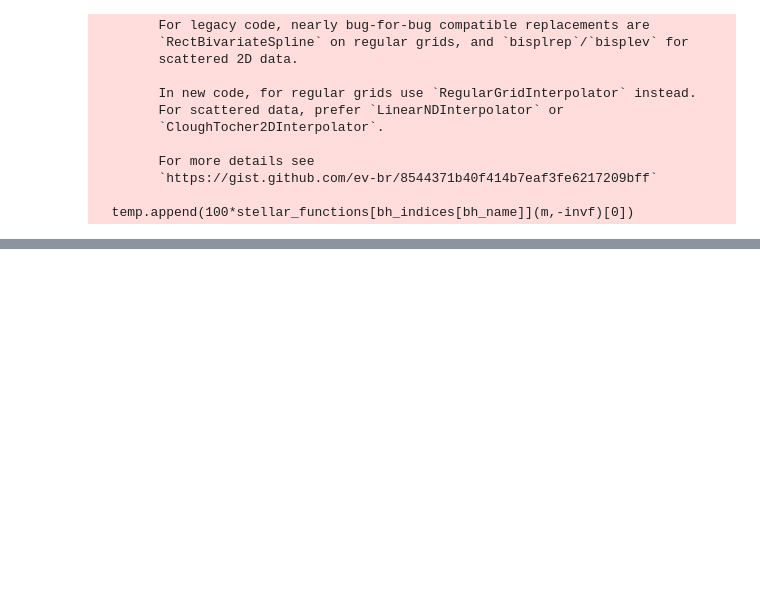
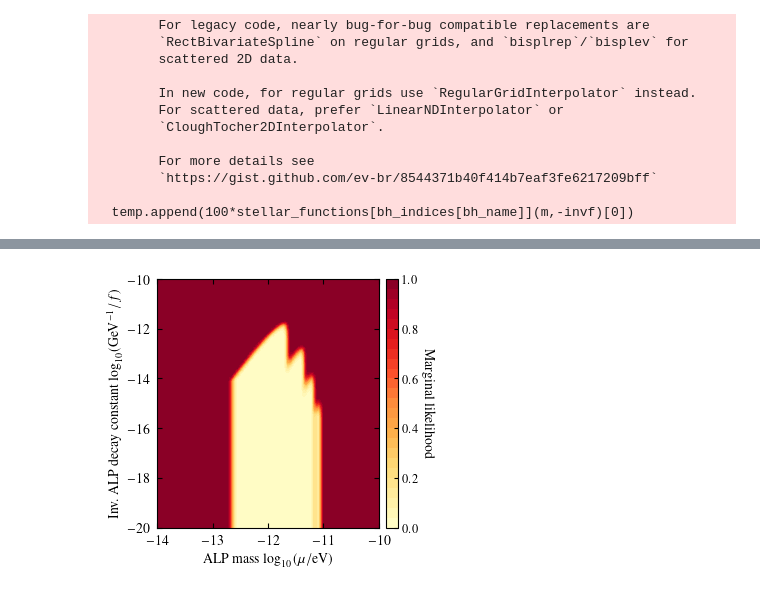
Before and after one commit to sebhoof/bhsr, a Jupyter notebook: examples.ipynb, the cells around one changed output, grey strips where cells are left out. Saved outputs shown, nothing was run; the diff lists cells and outputs as text; code cells hidden in the pictures; blank space fills up the shorter version.

```diff
--- a/examples.ipynb
+++ b/examples.ipynb
@@ -303,0 +336,34 @@ plt.show()
+# %%
+npoints0 = 101
+lgmuvals = np.linspace(-14, -10, npoints0)
+lginvfvals = np.linspace(-20, -10, npoints0)
+data = np.array([[lgm, lginvf, mc_integration_bosenova(pow(10, lgm), pow(10, lginvf), bh_data['M33 X-7'], masha_data[0][1], states)] for lgm in lgmuvals for lginvf in lginvfvals])
+header = "2023-10-27 | Marginal likelihood data for M33 X-7 (preliminary!)\nColumns: log10(mu/eV) | log10(f/GeV^-1) | L(mu, f | data)"
+np.savetxt("marginal_like_m33x7.dat", data, header=header)
+# %%
+from scipy.interpolate import griddata, RegularGridInterpolator
+
+npoints = 300
+x0 = np.linspace(data[:,0].min(), data[:,0].max(), npoints)
+y0 = np.linspace(data[:,1].min(), data[:,1].max(), npoints)
+z0 = griddata((data[:,0], data[:,1]), data[:,2], (x0[None,:], y0[:,None]), method='linear')
+
+fig, ax = plt.subplots()
+
+plt.contourf(x0, y0, z0, cmap='YlOrRd', levels=25, zorder=-9)
+cs = plt.colorbar(ticks=[0.2*i for i in range(6)], pad=0.025)
+cs.ax.set_ylabel('Marginal likelihood', labelpad=12, rotation=270)
+cs.ax.tick_params(labelsize=9, length=3, pad=3)
+cs.ax.set_ylim(0,1)
+# ax.contour(x0, y0, z0, colors='k', linestyles='-', linewidths=1, levels=10)
+ax.set_rasterization_zorder(-1)
+ax.set_xlabel(r"ALP mass $\log_{10}(\mu/\mathrm{eV})$")
+ax.set_ylabel(r"Inv.\ ALP decay constant $\log_{10}(\mathrm{GeV}^{-1}/f)$")
+ax.set_xlim([x0.min(), x0.max()])
+ax.set_ylim([y0.min(), y0.max()])
+
+fig.tight_layout(pad=0.3)
+# plt.savefig("figures/marginal_like_m33x7.pdf") #, backend='pgf')
+plt.show()
+# %% [output]
+[figure, added]
```
Also changed, not shown: parts of 11 cells of this notebook, 1 other file.
